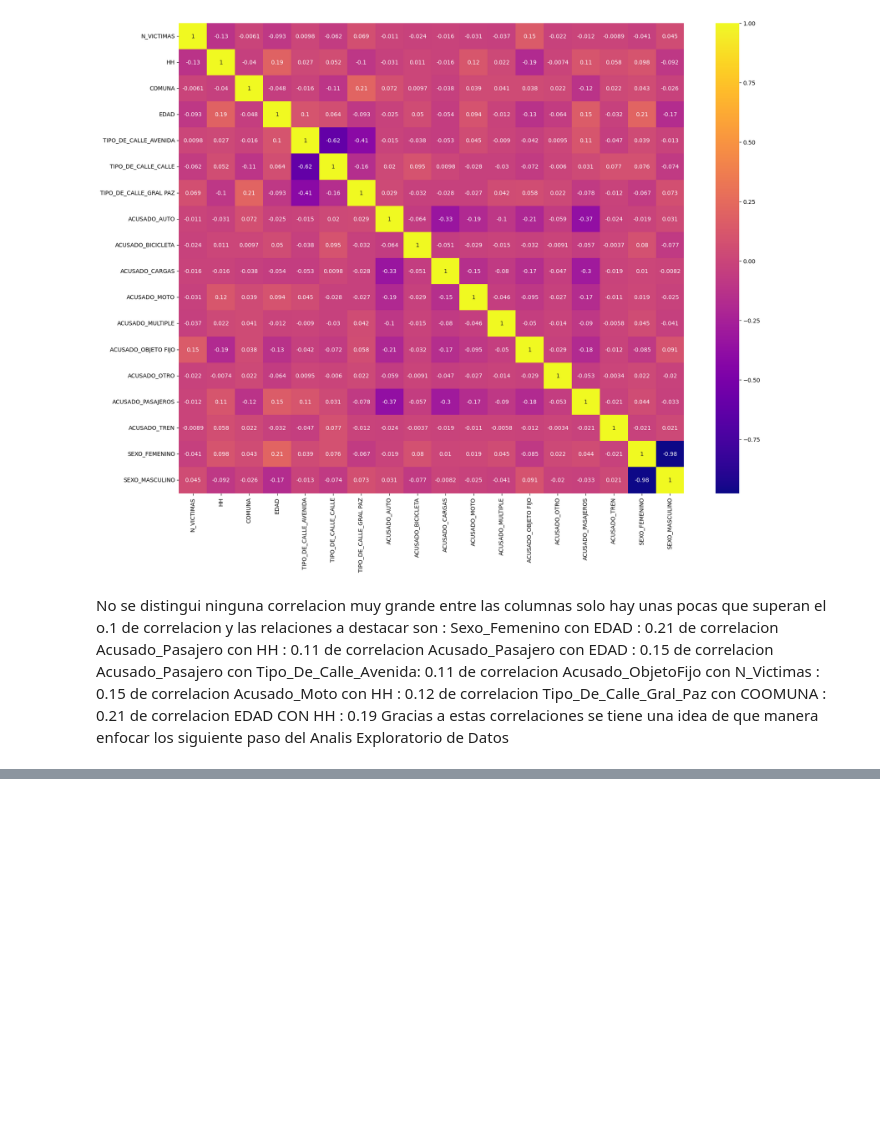
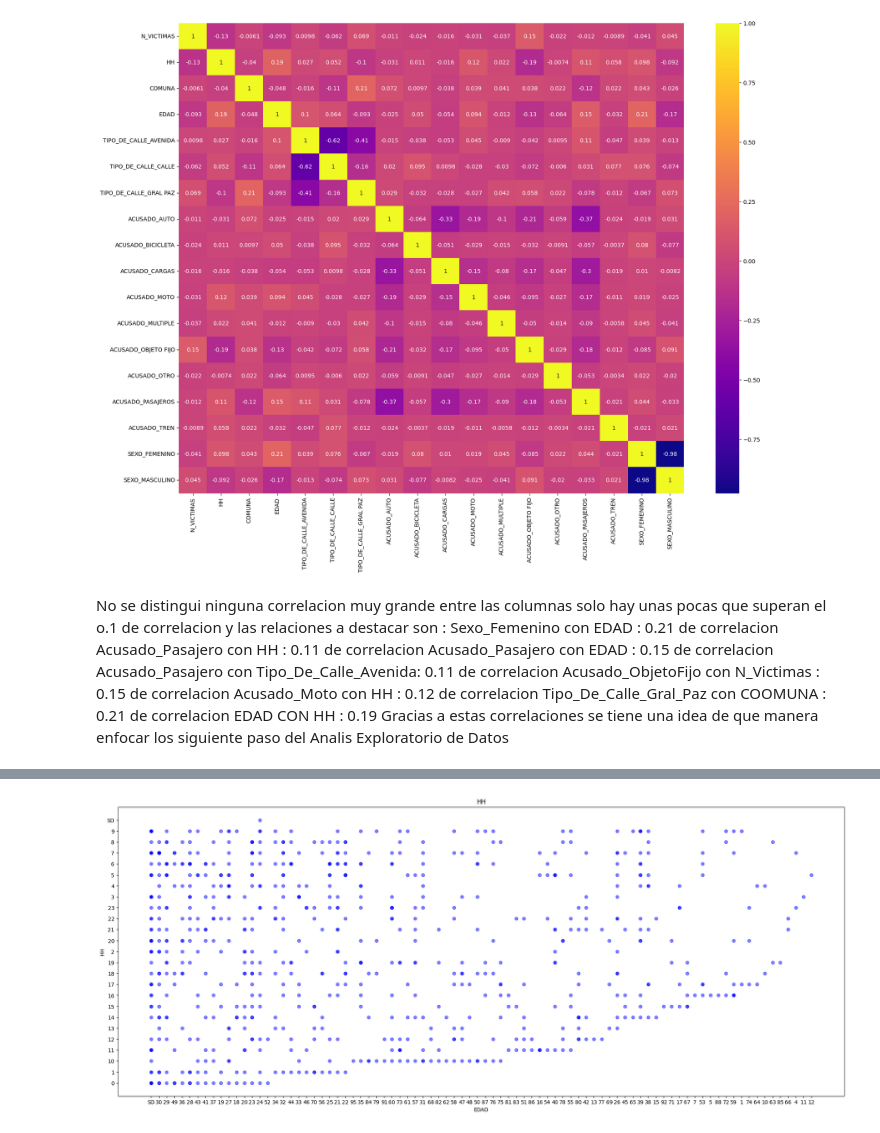
Before and after one commit to AlejoDiezGomez/PI02_DA, a Jupyter notebook: EDA.ipynb, the cells around one changed output, grey strips where cells are left out. Saved outputs shown, nothing was run; the diff lists cells and outputs as text; code cells hidden in the pictures; blank space fills up the shorter version.

```diff
--- a/EDA.ipynb
+++ b/EDA.ipynb
@@ -182,0 +230,16 @@ Gracias a estas correlaciones se tiene una idea de que manera enfocar los siguie
+# %%
+df_merged_sorted = df_merged.sort_values(by='HH')
+
+# Crea el gráfico de dispersión con los datos ordenados
+plt.figure(figsize=(25, 10))
+plt.scatter(df_merged_sorted['EDAD'], df_merged_sorted['HH'], color='blue', alpha=0.5)
+
+# Agrega etiquetas y títulos
+plt.title('HH')
+plt.xlabel('EDAD')
+plt.ylabel('HH')
+
+# Muestra el gráfico
+plt.show()
+# %% [output]
+[figure, added]
```
Also changed, not shown: parts of 10 cells of this notebook.
